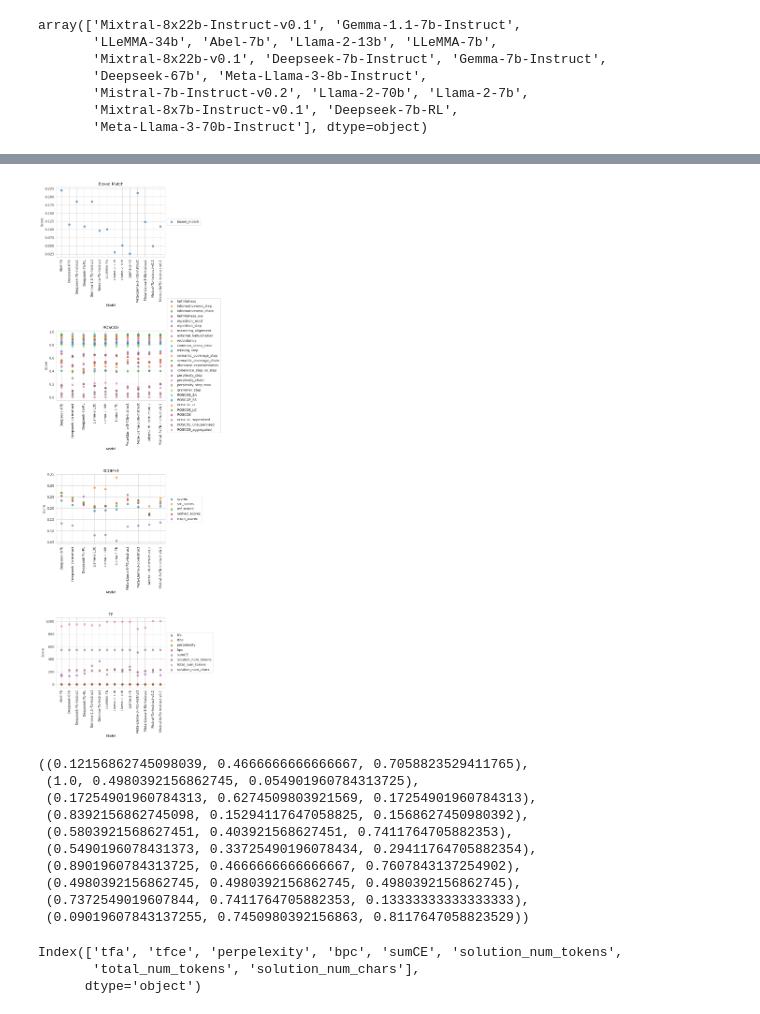
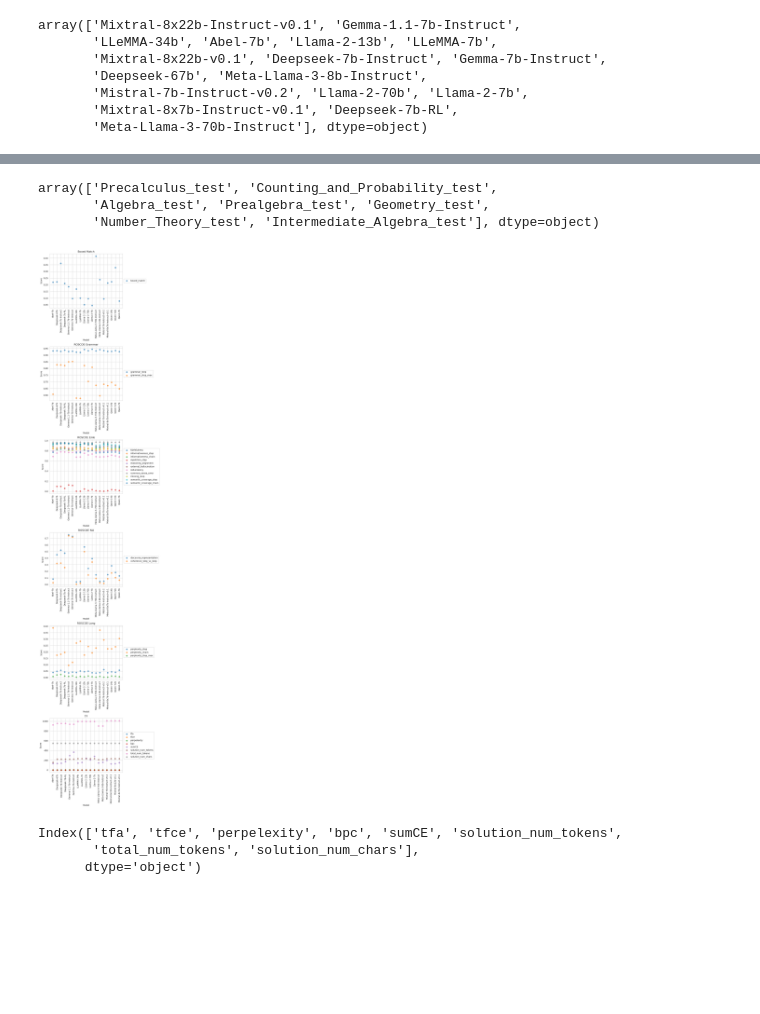
Before and after one commit to kaifronsdal/TheoremSense, a Jupyter notebook: theoremsense/explore_metrics.ipynb, the cells around one changed output, grey strips where cells are left out. Cells and saved outputs as stored; diff of their text form; code cells hidden in the pictures; blank space fills up the shorter version.

Commit message:
plots

```diff
--- a/theoremsense/explore_metrics.ipynb
+++ b/theoremsense/explore_metrics.ipynb
@@ -54,8 +66,8 @@ import pickle
 with open(boxed_match_path / 'results.pkl', 'rb') as f:
     boxed_match = pickle.load(f)
 
-with open(comet_path / 'Unbabel_XCOMET-XL.pkl', 'rb') as f:
-    xcomet = pickle.load(f)
+# with open(comet_path / 'Unbabel_XCOMET-XL.pkl', 'rb') as f:
+#     xcomet = pickle.load(f)
 
 tf = pd.concat([
     pd.read_json(tf_path / f)
@@ -125,0 +147,7 @@ results.groupby('dataset').count()
+# %%
+roscoe_grammar_df = pd.concat([pd.DataFrame(data) for dataset, data in roscoe_grammar.items()])
+roscoe_emb_df = pd.concat([pd.DataFrame(data) for dataset, data in roscoe_emb.items()])
+roscoe_nli_df = pd.concat([pd.DataFrame(data) for dataset, data in roscoe_nli.items()])
+roscoe_lang_df = pd.concat([pd.DataFrame(data) for dataset, data in roscoe_lang.items()])
+
+roscoe_lang_df.head()
@@ -322,61 +434,70 @@ array(['Mixtral-8x22b-Instruct-v0.1', 'Gemma-1.1-7b-Instruct',
+# %%
+tf['dataset'].unique()
+# %% [output]
+array(['Precalculus_test', 'Counting_and_Probability_test',
+       'Algebra_test', 'Prealgebra_test', 'Geometry_test',
+       'Number_Theory_test', 'Intermediate_Algebra_test'], dtype=object)
 # %%
 # plot metrics
 import matplotlib.pyplot as plt
 
 # group by model
 boxed_match_grouped = boxed_match.groupby(['model', 'dataset'])[['boxed_match']].mean()
+roscoe_grammar_grouped = roscoe_grammar_df.groupby(['model', 'dataset'])[
+    ['grammar_step', 'grammar_step_max']
+].mean()
+roscoe_emb_grouped = roscoe_emb_df.groupby(['model', 'dataset'])[
+    ['faithfulness',
+     'informativeness_step', 'informativeness_chain', 'repetition_step',
+     'reasoning_alignment', 'external_hallucination', 'redundancy',
+     'common_sense_error', 'missing_step', 'semantic_coverage_step',
+     'semantic_coverage_chain']
+].mean()
+roscoe_nli_grouped = roscoe_nli_df.groupby(['model', 'dataset'])[
+    ['discourse_representation', 'coherence_step_vs_step']
+].mean()
+roscoe_lang_grouped = roscoe_lang_df.groupby(['model', 'dataset'])[
+    ['perplexity_step', 'perplexity_chain', 'perplexity_step_max']
+].mean()
 # roscoe_grouped = roscoe_df.groupby(['model', 'dataset'])[
 #     ['faithfulness', 'informativeness_step',
 #      'informativeness_chain', 'faithfulness_ww', 'repetition_word',
 #      'repetition_step', 'reasoning_alignment', 'external_hallucination',
 #      'redundancy', 'common_sense_error', 'missing_step',
 #      'semantic_coverage_step', 'semantic_coverage_chain',
 #      'discourse_representation', 'coherence_step_vs_step', 'perplexity_step',
 #      'perplexity_chain', 'perplexity_step_max', 'grammar_step',
 #      'ROSCOE_SA', 'ROSCOE_SS', 'ROSCOE_LI', 'ROSCOE_LC',
 #      'ROSCOE', 'ROSCOE_supervised', 'ROSCOE_unsupervised']
 # ].mean()
 # xcomet_grouped = xcomet_df.groupby(['model', 'dataset'])[
 #     ['scores', 'src_scores', 'ref_scores', 'unified_scores', 'mqm_scores']].mean()
 # drop models that are not in xcomet model column
-tf_filtered = tf[tf['model'].isin(boxed_match_grouped.index.get_level_values('model'))]
-tf_grouped = tf_filtered.groupby(['model', 'dataset'])[
+# tf_filtered = tf[tf['model'].isin(boxed_match_grouped.index.get_level_values('model'))]
+tf_grouped = tf.groupby(['model', 'dataset'])[
     ['tfa', 'tfce', 'perpelexity', 'bpc', 'sumCE', 'solution_num_tokens', 'total_num_tokens',
      'solution_num_chars']].mean()
 
 # plot the metrics
-fig, ax = plt.subplots(4, 1, figsize=(8, 4 * 6))
+fig, ax = plt.subplots(6, 1, figsize=(8, 6 * 6))
 
 for i, (grouped, title) in enumerate(
-        zip([boxed_match_grouped, roscoe_grouped, xcomet_grouped, tf_grouped],
-            ['Boxed Match', 'ROSCOE', 'XCOMET', 'TF'])):
+        zip([boxed_match_grouped, roscoe_grammar_grouped, roscoe_emb_grouped, roscoe_nli_grouped, roscoe_lang_grouped, tf_grouped],
+            ['Boxed Match', 'ROSCOE Grammar', 'ROSCOE Emb', 'ROSCOE NLI', 'ROSCOE Lang', 'TF'])):
     grouped = grouped.groupby('model').mean()
     for metric in grouped.columns:
         ax[i].scatter(grouped.index, grouped[metric], label=metric, alpha=0.6)
 
     ax[i].set_xlabel('Model')
     ax[i].set_ylabel('Score')
     ax[i].set_title(title)
     ax[i].legend(loc='center left', bbox_to_anchor=(1, 0.5))
     ax[i].set_xticklabels(ax[i].get_xticklabels(), rotation=90)
 
 plt.tight_layout()
 plt.show()
 # %% [output]
-[figure, old version]
+[figure, new version]
-# %%
-plt.cm.tab10.colors
-# %% [output]
-((0.12156862745098039, 0.4666666666666667, 0.7058823529411765),
- (1.0, 0.4980392156862745, 0.054901960784313725),
- (0.17254901960784313, 0.6274509803921569, 0.17254901960784313),
- (0.8392156862745098, 0.15294117647058825, 0.1568627450980392),
- (0.5803921568627451, 0.403921568627451, 0.7411764705882353),
- (0.5490196078431373, 0.33725490196078434, 0.29411764705882354),
- (0.8901960784313725, 0.4666666666666667, 0.7607843137254902),
- (0.4980392156862745, 0.4980392156862745, 0.4980392156862745),
- (0.7372549019607844, 0.7411764705882353, 0.13333333333333333),
- (0.09019607843137255, 0.7450980392156863, 0.8117647058823529))
 # %%
 from matplotlib.lines import Line2D
 
```
Also changed, not shown: parts of 29 cells of this notebook, 6 other files.
